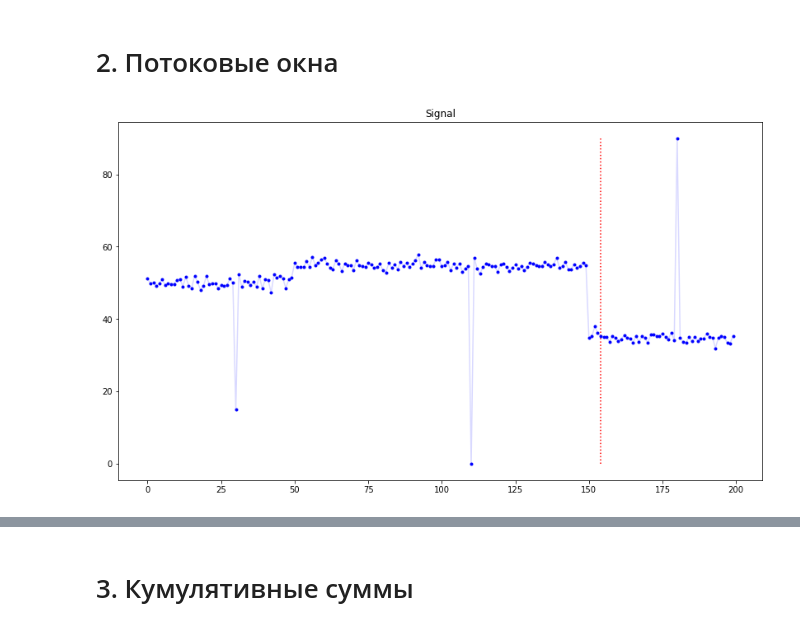
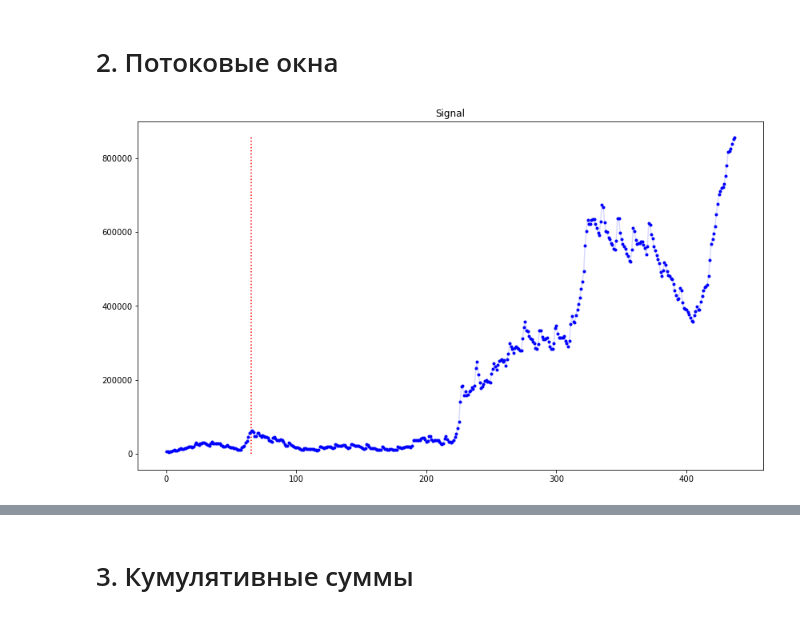
Before and after one commit to HeliosBI/AMLHW15_timeline_anomally, a Jupyter notebook: AMLHW15.ipynb, the cells around one changed output, grey strips where cells are left out. Drawn from its saved outputs; the diff is of its cells as text; code cells hidden in the pictures.

```diff
--- a/AMLHW15.ipynb
+++ b/AMLHW15.ipynb
@@ -32,0 +29,3 @@ plt.show()
+# %%
+signal_2 = pd.read_csv('../AMLHW15_timeline_anomally/numbers-on-unemployment-benefits1.csv', header=1,
+                       names=['Month','Numbers on Unemployment Benefits in Australia'])['Numbers on Unemployment Benefits in Australia']
@@ -81,0 +83,2 @@ simulate(MeanDetector(threshold=0.1), signal_1)
+# %%
+simulate(MeanDetector(threshold=0.2), signal_2)
@@ -128,4 +137,4 @@ class ZScoreDetector:
 # %%
-simulate(ZScoreDetector(window_size=5, threshold=5), signal)
+simulate(ZScoreDetector(window_size=5, threshold=5), signal_2)
 # %% [output]
-[figure, old version]
+[figure, new version]
```
Also changed, not shown: parts of 12 cells of this notebook.
